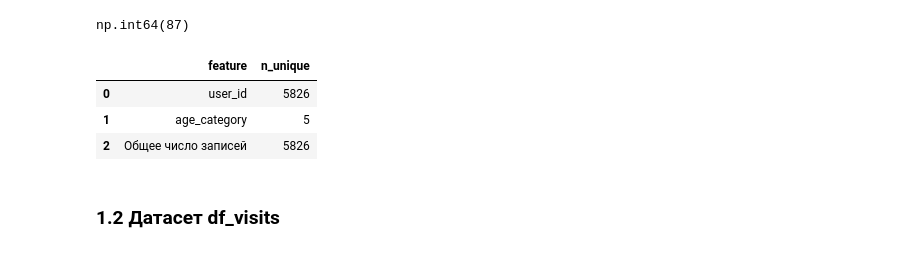
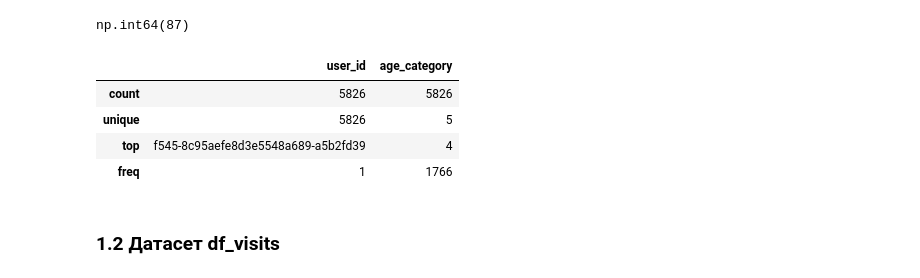
Before and after one commit to TemaQDX/project_module_03_yeti, a Jupyter notebook: project_module_03_yeti_Artem_Burov.ipynb, the cells around one changed output. Drawn from its saved outputs; the diff is of its cells as text; code cells hidden in the pictures.

```diff
--- a/project_module_03_yeti_Artem_Burov.ipynb
+++ b/project_module_03_yeti_Artem_Burov.ipynb
@@ -184,13 +252,14 @@ np.int64(87)
 # %%
 # Явные дубли устранены
 # Первичный ключ user_id
 df_users = df_users.drop_duplicates()
-get_unique_counts_and_total_df(df_users)
+df_users.astype('str').describe()
 # %% [output]
-|  | feature | n_unique |
-| 0 | user_id | 5826 |
-| 1 | age_category | 5 |
-| 2 | Общее число записей | 5826 |
+|  | user_id | age_category |
+| count | 5826 | 5826 |
+| unique | 5826 | 5 |
+| top | f545-8c95aefe8d3e5548a689-a5b2fd39 | 4 |
+| freq | 1 | 1766 |
 # %% [markdown]
 ### 1.2 Датасет df_visits
 # %%
```
Also changed, not shown: parts of 40 cells of this notebook.
